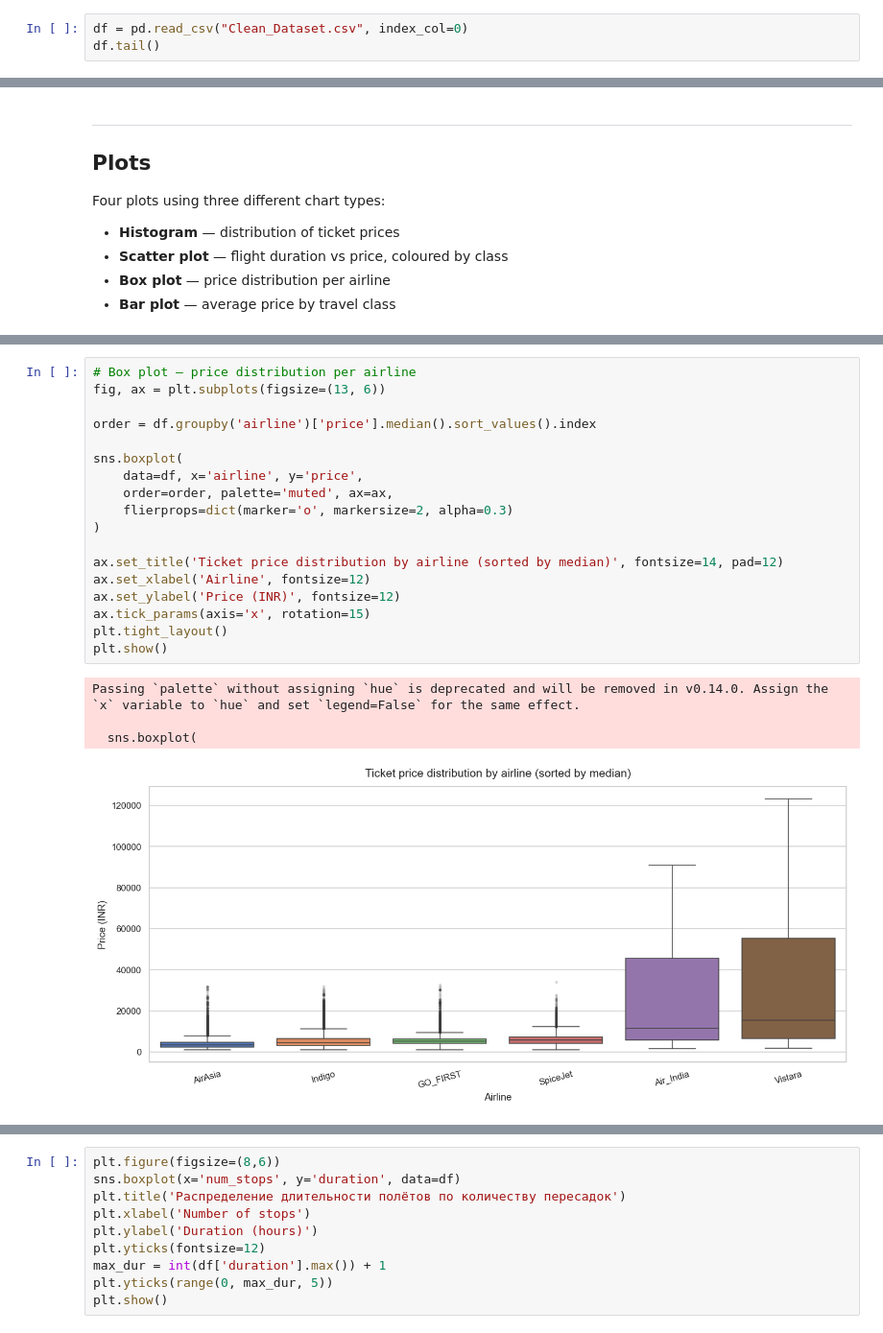
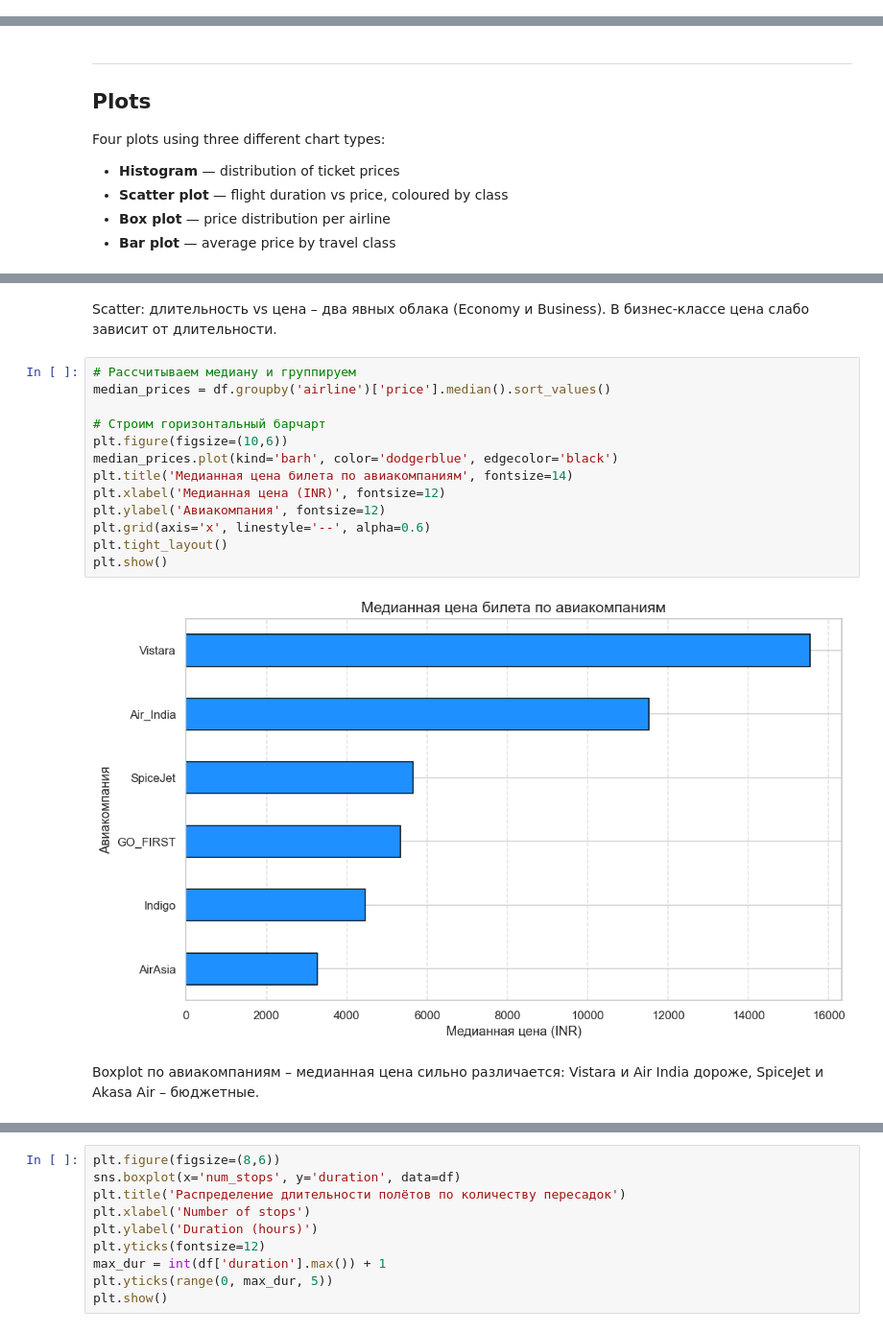
Before and after one commit to sofyakazykina/Flight-Price-Prediction, a Jupyter notebook: flight_analysis.ipynb, the cells around one changed output, grey strips where cells are left out. Shown at 96% size. Cells and saved outputs as stored; diff of their text form.

```diff
--- a/flight_analysis.ipynb
+++ b/flight_analysis.ipynb
@@ -78,3 +48,0 @@ df[['airline', 'duration', 'price', 'price_per_hour']].head(10)
-# %%
-df = pd.read_csv("Clean_Dataset.csv", index_col=0)
-df.tail()
@@ -243,27 +218,23 @@ plt.tight_layout()
 plt.show()
 # %% [output]
 [figure]
+# %% [markdown]
+Scatter: длительность vs цена – два явных облака (Economy и Business). В бизнес-классе цена слабо зависит от длительности.
 # %%
-# Box plot — price distribution per airline
-fig, ax = plt.subplots(figsize=(13, 6))
+# Рассчитываем медиану и группируем
+median_prices = df.groupby('airline')['price'].median().sort_values()
 
-order = df.groupby('airline')['price'].median().sort_values().index
-
-sns.boxplot(
-    data=df, x='airline', y='price',
-    order=order, palette='muted', ax=ax,
-    flierprops=dict(marker='o', markersize=2, alpha=0.3)
-)
-
-ax.set_title('Ticket price distribution by airline (sorted by median)', fontsize=14, pad=12)
-ax.set_xlabel('Airline', fontsize=12)
-ax.set_ylabel('Price (INR)', fontsize=12)
-ax.tick_params(axis='x', rotation=15)
+# Строим горизонтальный барчарт
+plt.figure(figsize=(10,6))
+median_prices.plot(kind='barh', color='dodgerblue', edgecolor='black')
+plt.title('Медианная цена билета по авиакомпаниям', fontsize=14)
+plt.xlabel('Медианная цена (INR)', fontsize=12)
+plt.ylabel('Авиакомпания', fontsize=12)
+plt.grid(axis='x', linestyle='--', alpha=0.6)
 plt.tight_layout()
 plt.show()
 # %% [output]
-Passing `palette` without assigning `hue` is deprecated and will be removed in v0.14.0. Assign the `x` variable to `hue` and set `legend=False` for the same effect.
-
-  sns.boxplot(
-[figure, old version]
+[figure, new version]
+# %% [markdown]
+Boxplot по авиакомпаниям – медианная цена сильно различается: Vistara и Air India дороже, SpiceJet и Akasa Air – бюджетные.
 # %%
```
Also changed, not shown: parts of 29 cells of this notebook.
